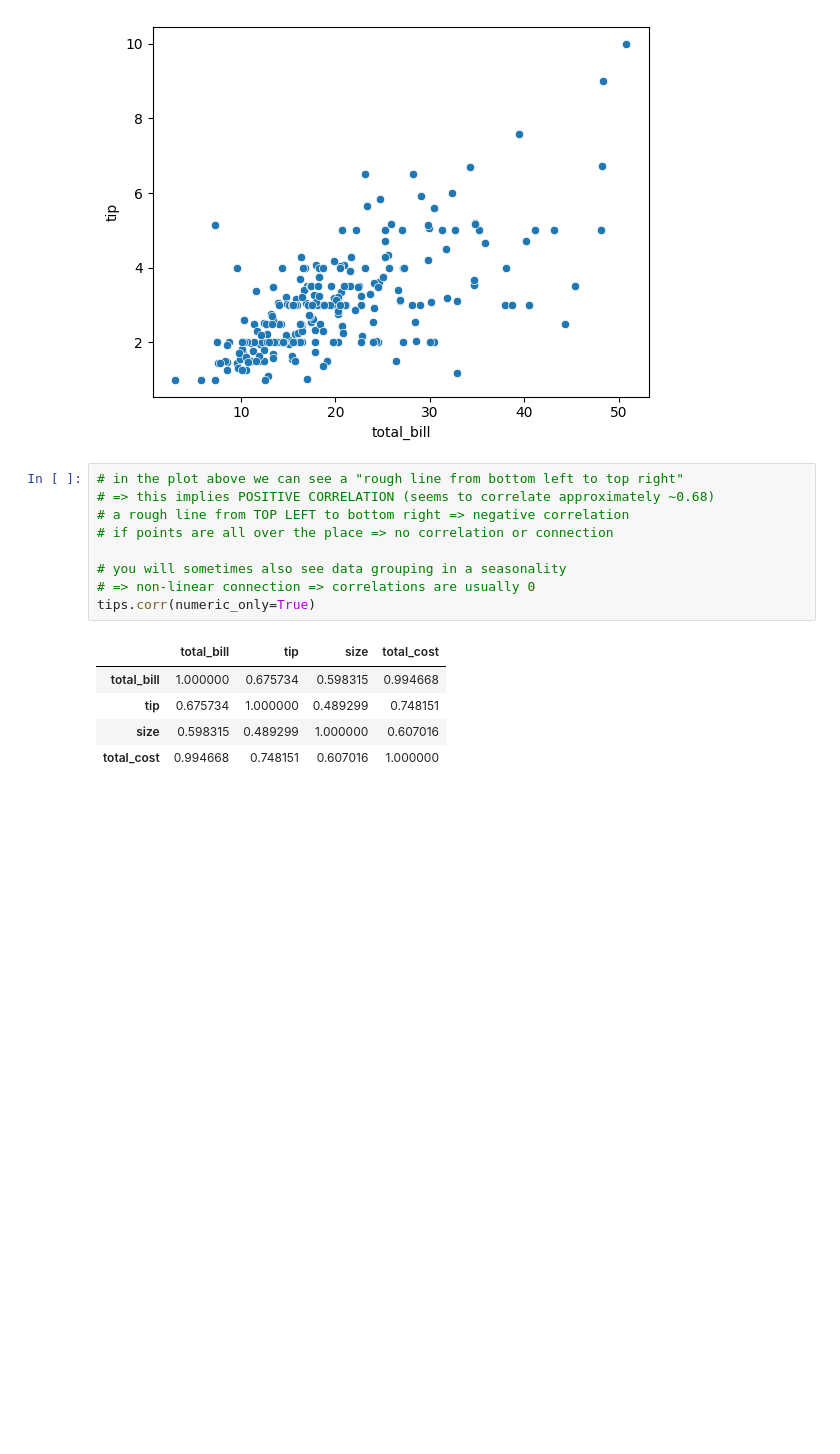
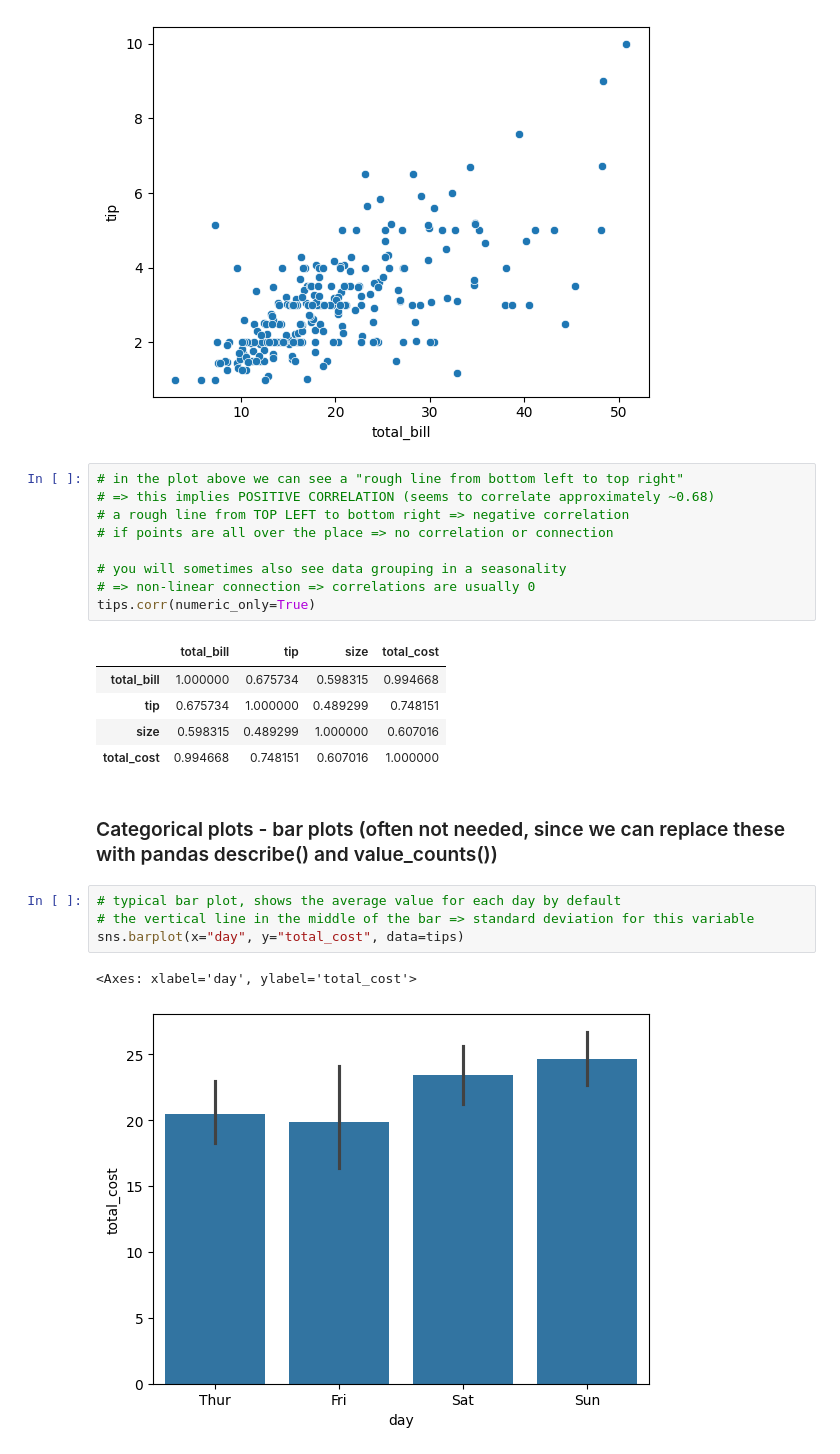
Before and after one commit to tuomasvaltanenLUAS/DataAnalytics2026, a Jupyter notebook: lecture6_seaborn/seaborn_basics1.ipynb, the cells around one changed output. Saved outputs shown, nothing was run; the diff lists cells and outputs as text; blank space fills up the shorter version.

```diff
--- a/lecture6_seaborn/seaborn_basics1.ipynb
+++ b/lecture6_seaborn/seaborn_basics1.ipynb
@@ -92,3 +92,12 @@ tips.corr(numeric_only=True)
 | tip | 0.675734 | 1.000000 | 0.489299 | 0.748151 |
 | size | 0.598315 | 0.489299 | 1.000000 | 0.607016 |
 | total_cost | 0.994668 | 0.748151 | 0.607016 | 1.000000 |
+# %% [markdown]
+### Categorical plots - bar plots (often not needed, since we can replace these with pandas describe() and value_counts())
+# %%
+# typical bar plot, shows the average value for each day by default
+# the vertical line in the middle of the bar => standard deviation for this variable
+sns.barplot(x="day", y="total_cost", data=tips)
+# %% [output]
+<Axes: xlabel='day', ylabel='total_cost'>
+[figure, added]
```
Also changed, not shown: parts of 4 cells of this notebook, 1 other file.
